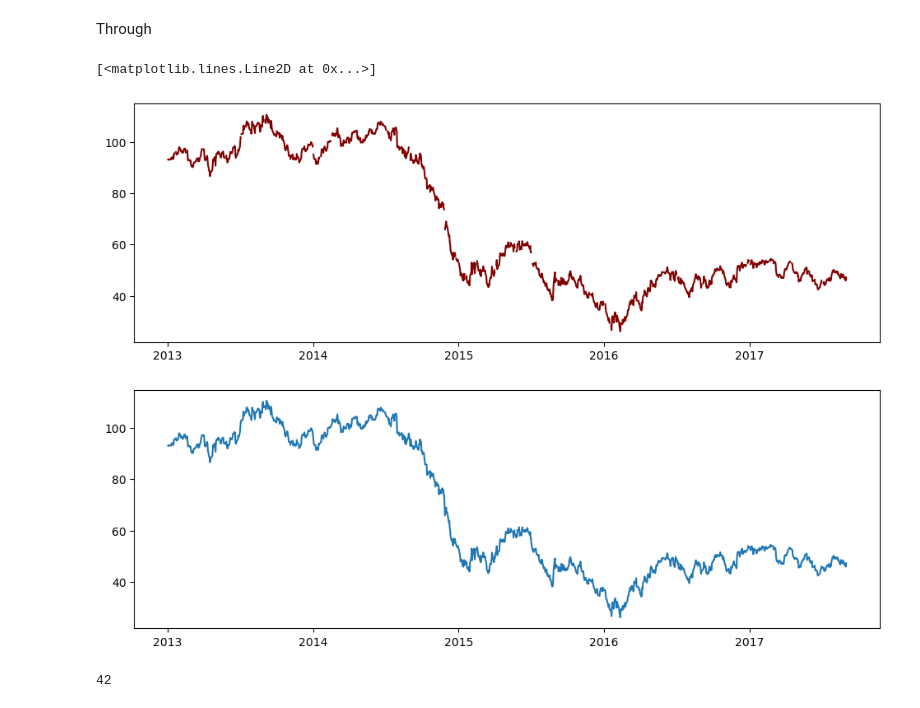
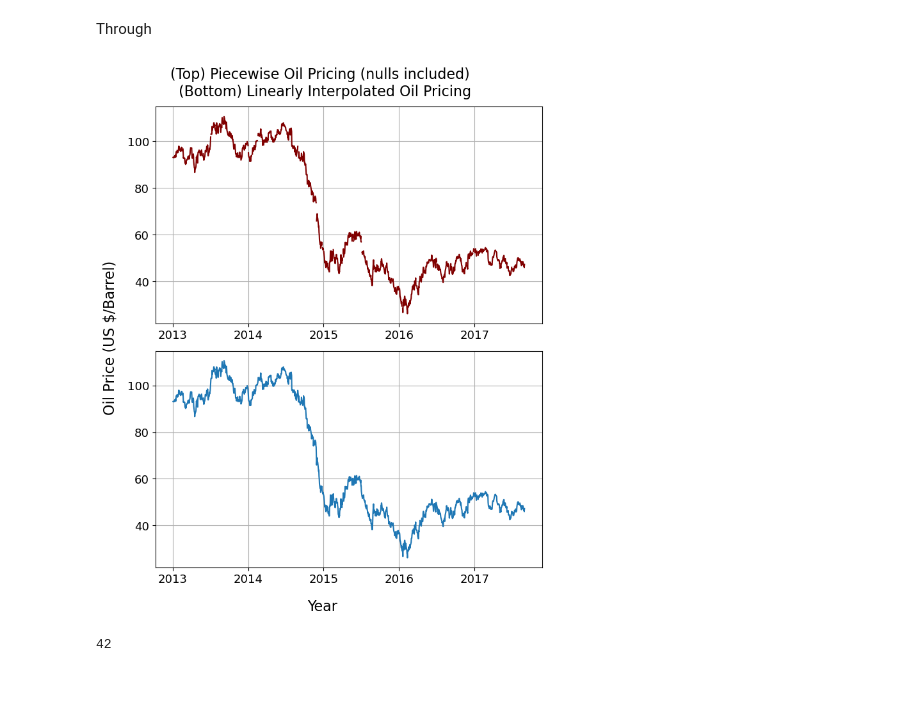
Before and after one commit to chriskuz/store_sales_time_series_forecasting, a Jupyter notebook: src/data_look.ipynb, the cells around one changed output. Drawn from its saved outputs; the diff is of its cells as text; code cells hidden in the pictures.

```diff
--- a/src/data_look.ipynb
+++ b/src/data_look.ipynb
@@ -1633,27 +1583,50 @@ plt.savefig("../images/oil_interpolated_over_time.png", format="png", dpi=300)
 # %%
-fig, ax = plt.subplots(2, 1, figsize=(11.69,8.27))
+
 
 ##For Grouped
 grouped_plot_oil = oil.copy()
 
 grouped_plot_oil["group"] = (grouped_plot_oil["dcoilwtico"].notnull() != grouped_plot_oil["dcoilwtico"].notnull().shift()).cumsum() * grouped_plot_oil["dcoilwtico"].notnull()
 
 groups = grouped_plot_oil[ grouped_plot_oil["dcoilwtico"].notnull() ].groupby("group")
 
 grouped_plot_oil = grouped_plot_oil[ grouped_plot_oil["group"] != 0 ]
 
 n_groups = groups.ngroups
 
+#For interpolated
+interpolated_plot_oil = oil.copy()
+interpolated_plot_oil = interpolated_plot_oil.interpolate(method="linear")
+
+
+
+##Figure creation
+fig, ax = plt.subplots(2, 1, figsize=(7.16, 8.8))#figsize=(11.69,8.27))
+
 for group_id, group_data in groups:
     ax[0].plot(group_data["date"], group_data["dcoilwtico"], color="maroon", label=f"Oil Price Group {group_id}")
 
-interpolated_plot_oil = oil.copy()
-interpolated_plot_oil = interpolated_plot_oil.interpolate(method="linear")
+ax[1].plot(interpolated_plot_oil["date"], interpolated_plot_oil["dcoilwtico"])
 
-ax[1].plot(interpolated_plot_oil["date"], interpolated_plot_oil["dcoilwtico"])
+
+for index, a in enumerate(ax.flat):
+    # Change the font weight of the x-ticks and y-ticks
+    a.tick_params(axis='x', labelsize=13)  # Bold x-ticks
+    a.tick_params(axis='y', labelsize=13)  # Bold y-ticks
+
+
+ax[0].grid(which="both")
+ax[1].grid(which="both")
+
+
+plt.suptitle("(Top) Piecewise Oil Pricing (nulls included) \n (Bottom) Linearly Interpolated Oil Pricing", size=16)
+fig.supylabel("Oil Price (US $/Barrel)", fontsize=16)
+fig.supxlabel("Year", fontsize=16)
+plt.tight_layout()
+
+plt.savefig("../images/base_oil_pre_post_interpolation.png", format="png", dpi=300)
 # %% [output]
-[<matplotlib.lines.Line2D at 0x...>]
-[figure, old version]
+[figure, new version]
 # %%
 print(n_groups)
 # %% [output]
```
Also changed, not shown: parts of 1 cell of this notebook, 1 other file.
